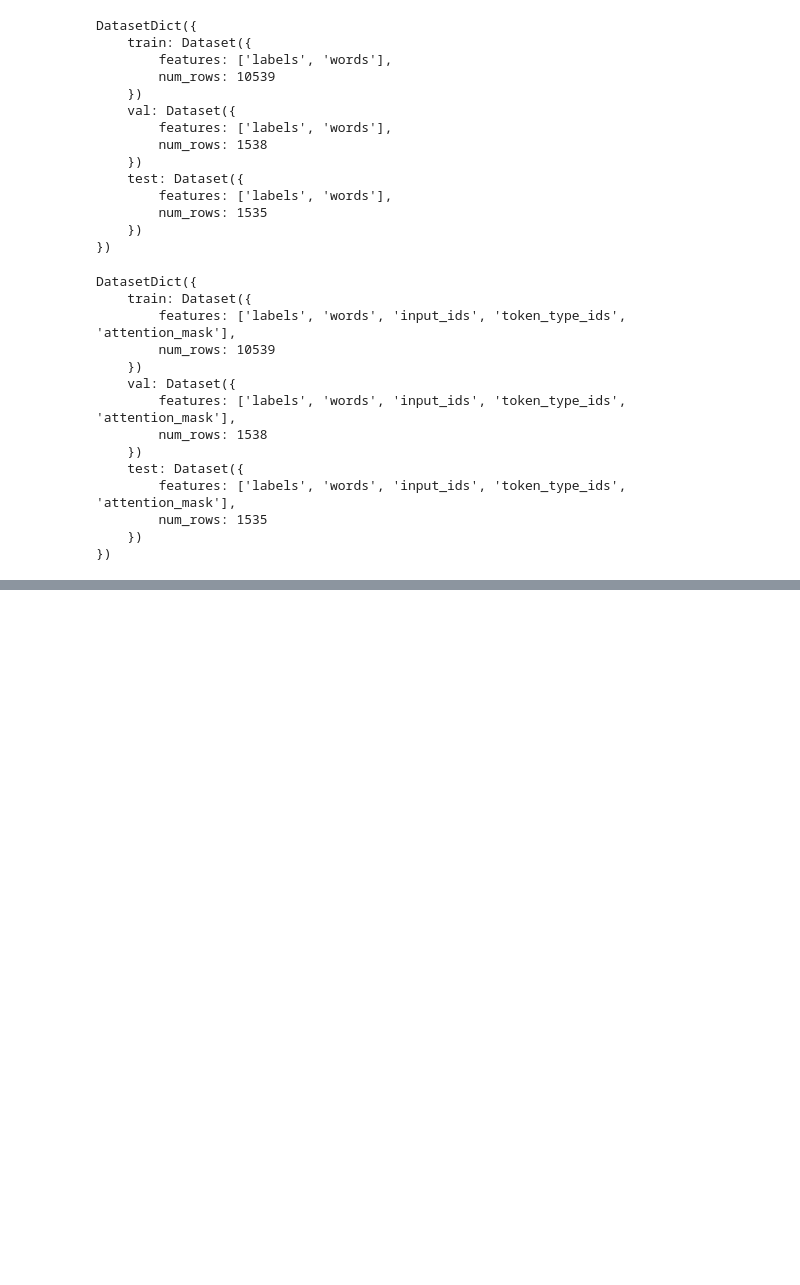
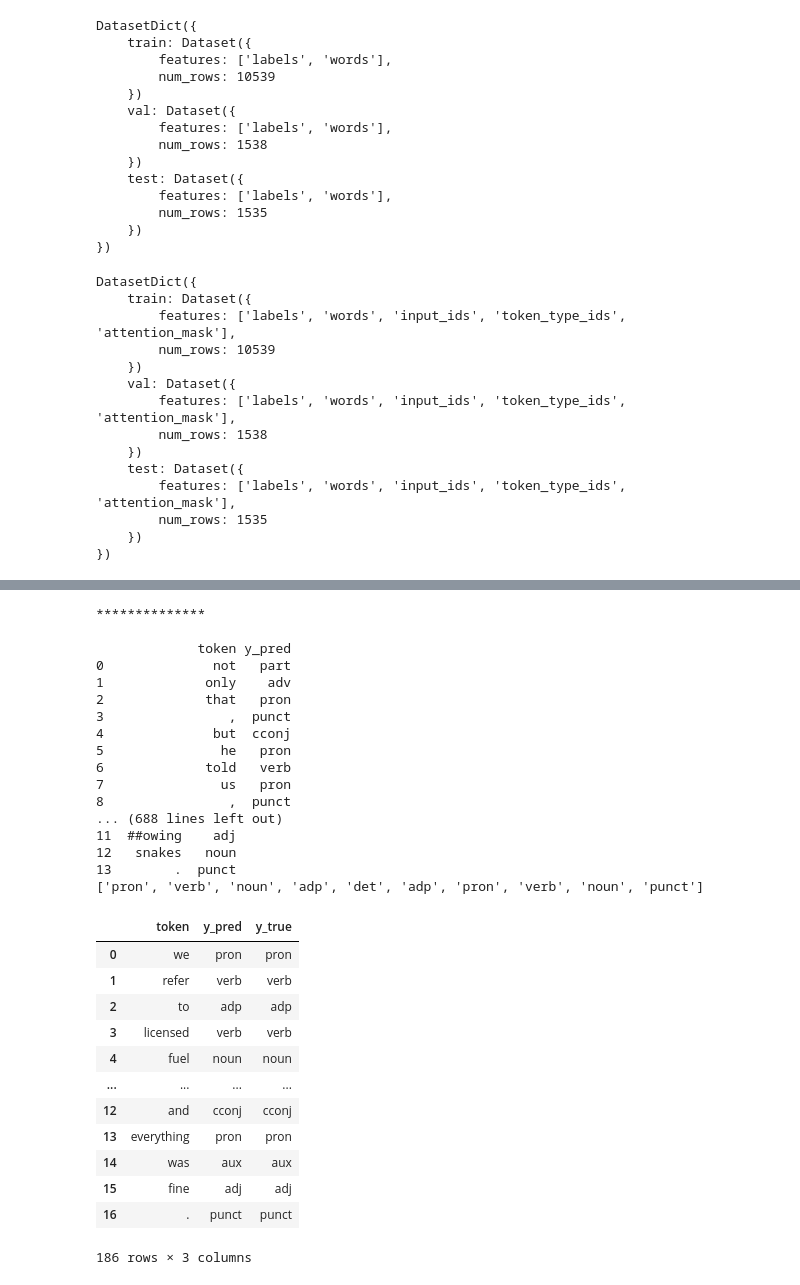
Before and after one commit to VassilisDrouzas/Natural-Language-Processing, a Jupyter notebook: transformers/ex3.ipynb, the cells around one changed output, grey strips where cells are left out. Drawn from its saved outputs; the diff is of its cells as text; code cells hidden in the pictures; blank space fills up the shorter version.

```diff
--- a/transformers/ex3.ipynb
+++ b/transformers/ex3.ipynb
@@ -744,7 +742,14 @@ def get_search_space(trial):
         "warmup_steps": trial.suggest_int("warmup_steps", 100, 500, log=True),
     }
 
-# default objective is loss on validation set
-best_run = trainer.hyperparameter_search(
-    direction="maximize", backend="optuna", n_trials=2, hp_space=get_search_space
-)
+
+# remember to change this to best run directory if get_search_space changes
+# I need to do this manually since the transformer devs apparently gave up on
+# doing this automatically
+# https://discuss.huggingface.co/t/oserror-unable-to-load-weights-from-pytorch-checkpoint-file/3406
+model_dir = "output/run-1/checkpoint-2500"
+
+if not os.path.exists(model_dir):
+    best_run = trainer.hyperparameter_search(
+        direction="maximize", backend="optuna", n_trials=2, hp_space=get_search_space
+    )
@@ -801,0 +756,5 @@ OutOfMemoryError: CUDA out of memory. Tried to allocate 2.00 MiB. GPU 0 has a to
+# %%
+finetuned_model = transformers.AutoModelForTokenClassification.from_pretrained(
+    model_dir,
+    local_files_only=True,
+).to("cuda")
@@ -801,0 +895,43 @@ OutOfMemoryError: CUDA out of memory. Tried to allocate 2.00 MiB. GPU 0 has a to
+# %%
+#len(data_dict["train"])
+pd.concat(
+    [
+        get_pred_true(
+            finetuned_model,
+            data_dict["train"]["words"][i],
+            data_dict["train"]["labels"][i],
+        )
+        for i in tqdm(range(40))
+    ]
+)
+# %% [output]
+**************
+
+             token y_pred
+0              not   part
+1             only    adv
+2             that   pron
+3                ,  punct
+4              but  cconj
+5               he   pron
+6             told   verb
+7               us   pron
+8                ,  punct
+... (688 lines left out)
+11  ##owing    adj
+12   snakes   noun
+13        .  punct
+['pron', 'verb', 'noun', 'adp', 'det', 'adp', 'pron', 'verb', 'noun', 'punct']
+|  | token | y_pred | y_true |
+| 0 | we | pron | pron |
+| 1 | refer | verb | verb |
+| 2 | to | adp | adp |
+| 3 | licensed | verb | verb |
+| 4 | fuel | noun | noun |
+| ... | ... | ... | ... |
+| 12 | and | cconj | cconj |
+| 13 | everything | pron | pron |
+| 14 | was | aux | aux |
+| 15 | fine | adj | adj |
+| 16 | . | punct | punct |
+186 rows × 3 columns
```
Also changed, not shown: parts of 10 cells of this notebook, 8 other files.
